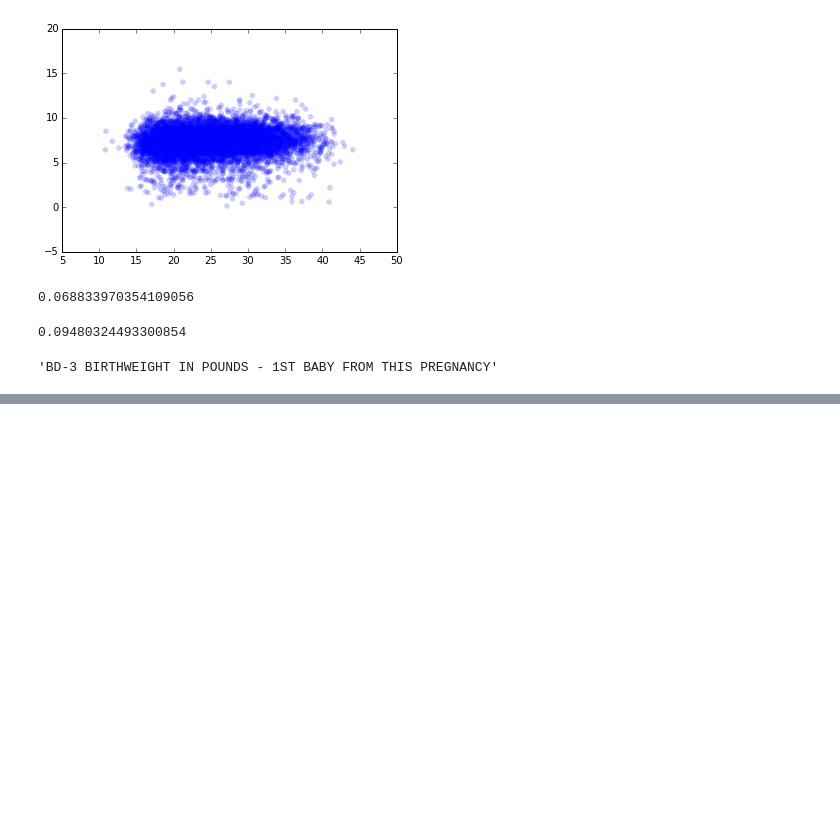
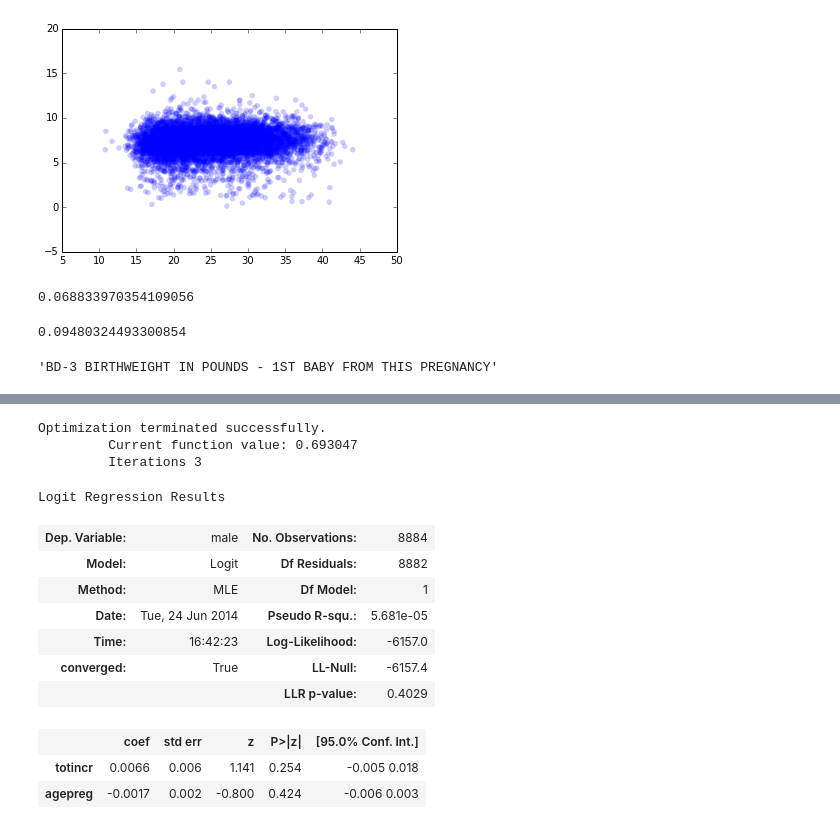
Before and after one commit to AllenDowney/ThinkStats2, a Jupyter notebook: code/Sandbox.ipynb, the cells around one changed output, grey strips where cells are left out. Cells and saved outputs as stored; diff of their text form; code cells hidden in the pictures; blank space fills up the shorter version.

```diff
--- a/code/Sandbox.ipynb
+++ b/code/Sandbox.ipynb
@@ -330,0 +406,20 @@ OLS Regression Results
+# %%
+logit_mod = sm.Logit(join.male, join[['totincr', 'agepreg', '']])
+logit_res = logit_mod.fit()
+logit_res.summary()
+#dir(logit_res)
+# %% [output]
+Optimization terminated successfully.
+         Current function value: 0.693047
+         Iterations 3
+Logit Regression Results
+| Dep. Variable: | male | No. Observations: | 8884 |
+| Model: | Logit | Df Residuals: | 8882 |
+| Method: | MLE | Df Model: | 1 |
+| Date: | Tue, 24 Jun 2014 | Pseudo R-squ.: | 5.681e-05 |
+| Time: | 16:42:23 | Log-Likelihood: | -6157.0 |
+| converged: | True | LL-Null: | -6157.4 |
+|  |  | LLR p-value: | 0.4029 |
+|  | coef | std err | z | P>|z| | [95.0% Conf. Int.] |
+| totincr | 0.0066 | 0.006 | 1.141 | 0.254 | -0.005 0.018 |
+| agepreg | -0.0017 | 0.002 | -0.800 | 0.424 | -0.006 0.003 |
```
Also changed, not shown: parts of 21 cells of this notebook, 2 other files.
